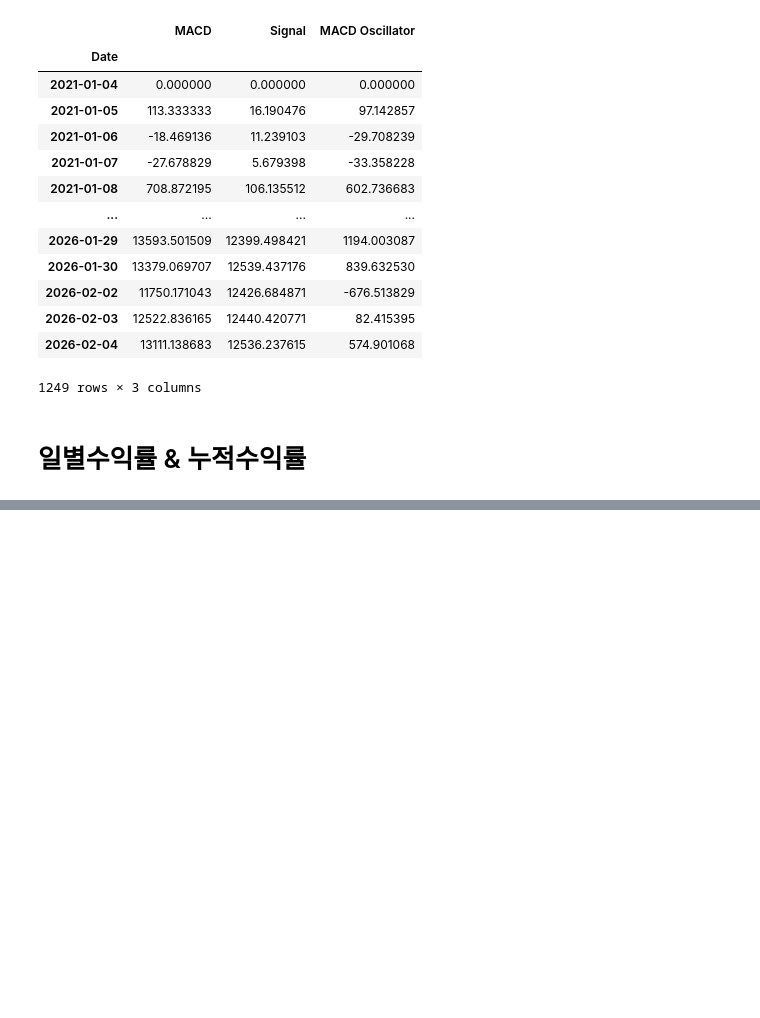
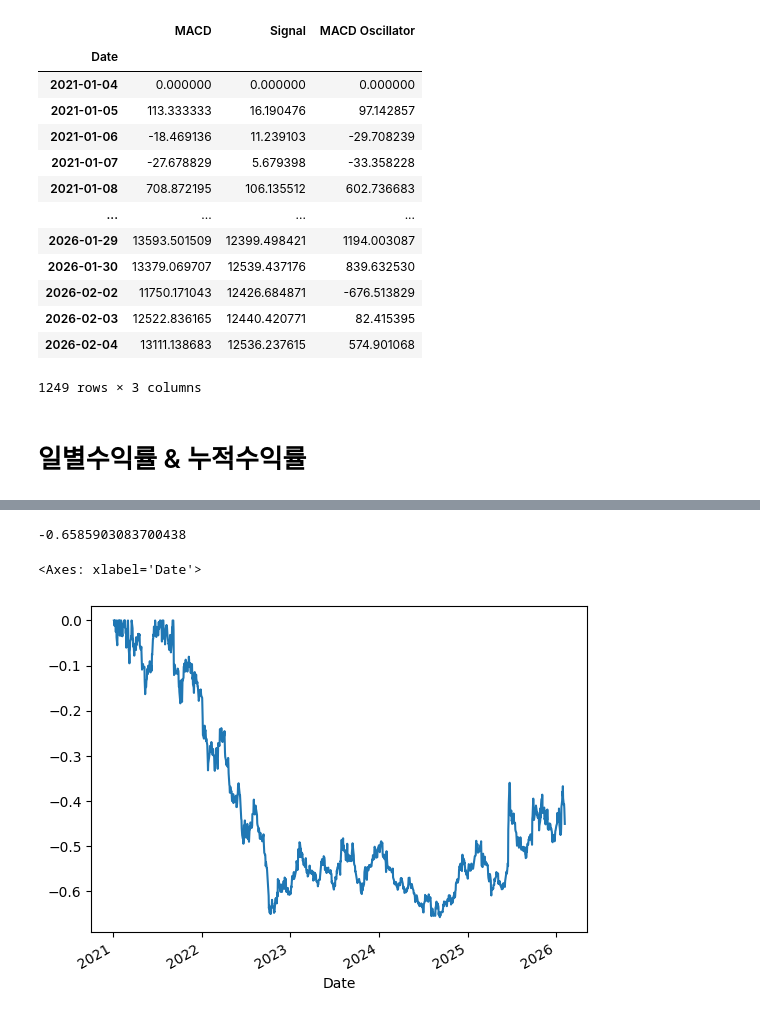
Before and after one commit to bbangwon/finance-study, a Jupyter notebook: study_002.ipynb, the cells around one changed output, grey strips where cells are left out. Cells and saved outputs as stored; diff of their text form; code cells hidden in the pictures; blank space fills up the shorter version.

```diff
--- a/study_002.ipynb
+++ b/study_002.ipynb
@@ -315,0 +337,3 @@ Name: Close, Length: 1250, dtype: float64
+# %%
+df["Return"] = return_fn(df)
+df
@@ -315,0 +355,3 @@ Name: Close, Length: 1250, dtype: float64
+# %%
+df["CumReturn"] = cum_return_fn(df["Return"])
+df
@@ -315,0 +373,5 @@ Name: Close, Length: 1250, dtype: float64
+# %%
+df["MaxCumReturn"] = df[
+    "CumReturn"
+].cummax()  # CumReturn을 진행하는 과정에서 가장 높았던 값
+df
@@ -315,0 +393,3 @@ Name: Close, Length: 1250, dtype: float64
+# %%
+df["DrawDown"] = (df["CumReturn"] / df["MaxCumReturn"]) - 1
+df
@@ -315,0 +411,9 @@ Name: Close, Length: 1250, dtype: float64
+# %%
+print(df["DrawDown"].min())
+# %% [output]
+-0.6585903083700438
+# %%
+df["DrawDown"].plot()
+# %% [output]
+<Axes: xlabel='Date'>
+[figure, added]
```
Also changed, not shown: parts of 11 cells of this notebook, 2 other files.
